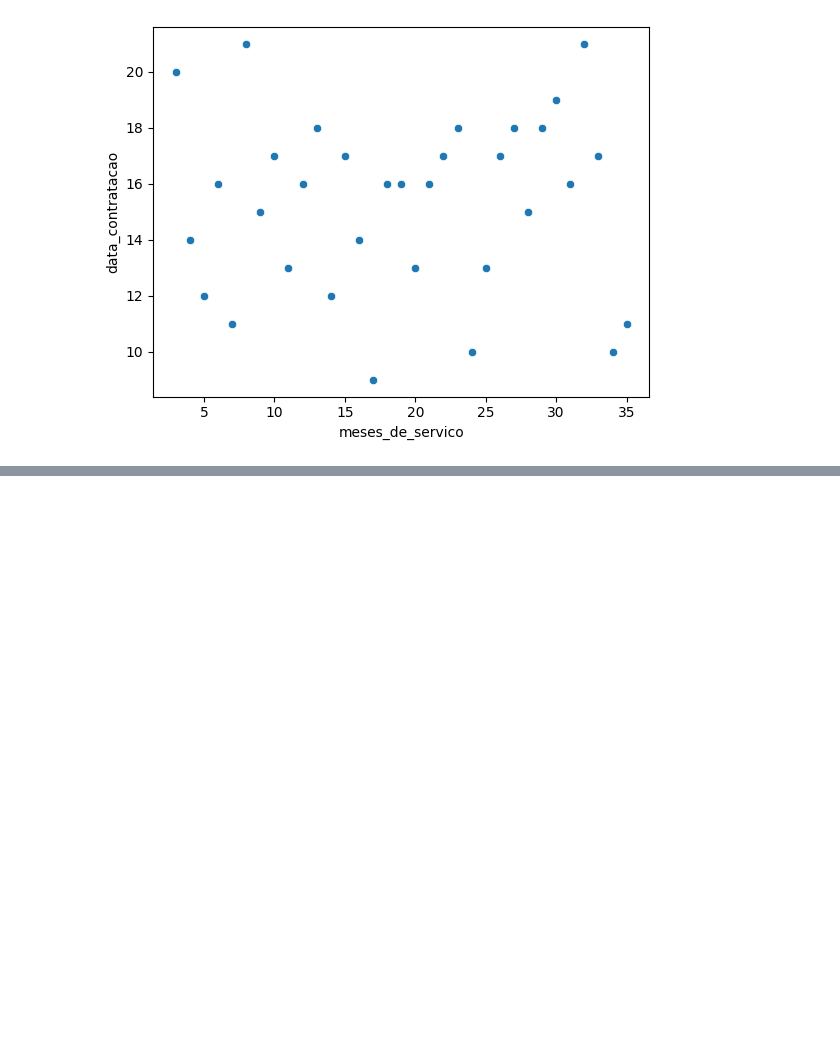
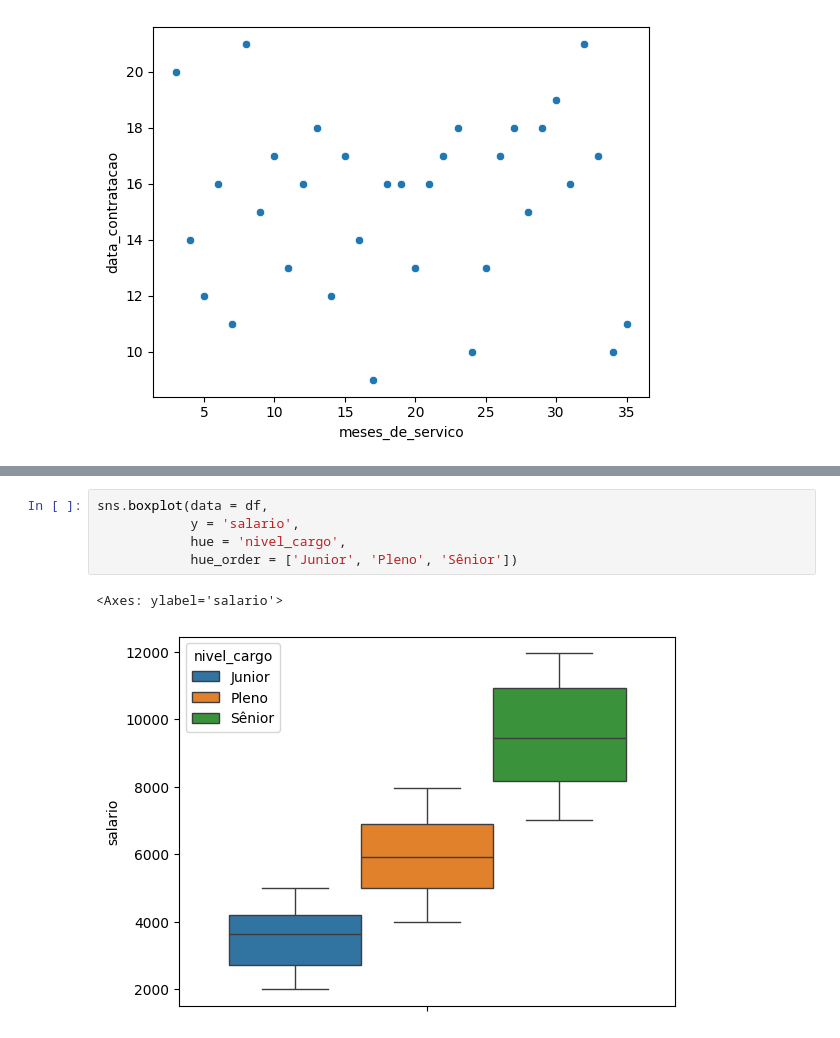
Before and after one commit to matheusmello-o/turnover-optmization, a Jupyter notebook: turnover.ipynb, the cells around one changed output, grey strips where cells are left out. Drawn from its saved outputs; the diff is of its cells as text; blank space fills up the shorter version.

```diff
--- a/turnover.ipynb
+++ b/turnover.ipynb
@@ -97,0 +202,8 @@ sns.scatterplot(data=service_fired,
+# %%
+sns.boxplot(data = df,
+            y = 'salario',
+            hue = 'nivel_cargo',
+            hue_order = ['Junior', 'Pleno', 'Sênior'])
+# %% [output]
+<Axes: ylabel='salario'>
+[figure, added]
```
Also changed, not shown: parts of 10 cells of this notebook.
